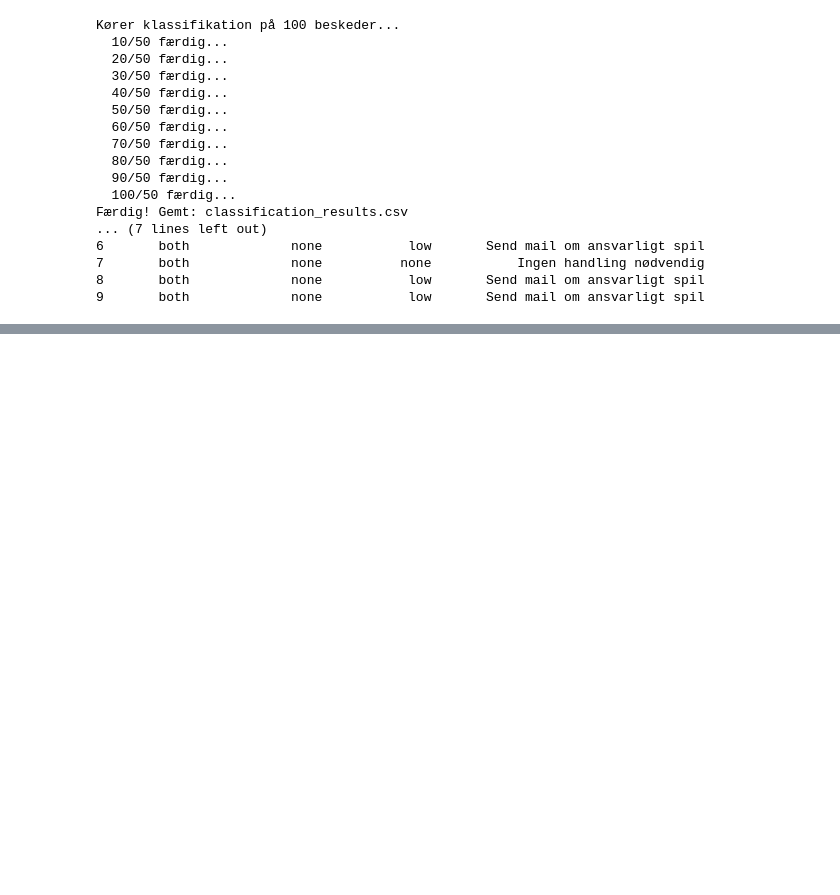
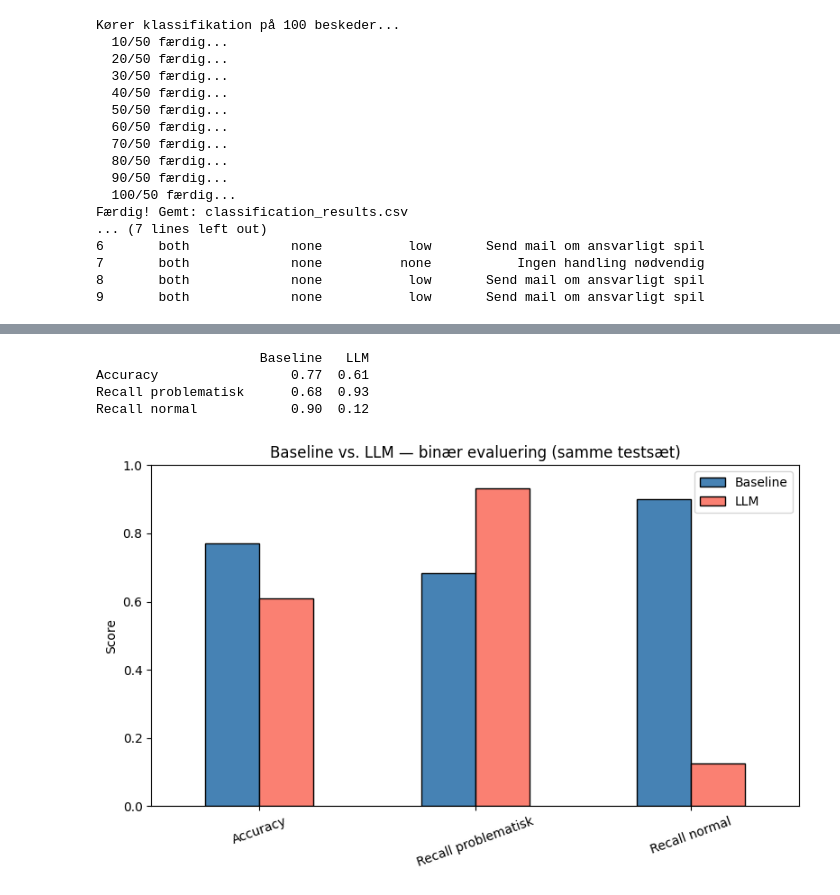
Before and after one commit to carlemil112/chat-moderation-case, a Jupyter notebook: cego_chat_monitoring.ipynb, the cells around one changed output, grey strips where cells are left out. Saved outputs shown, nothing was run; the diff lists cells and outputs as text; code cells hidden in the pictures; blank space fills up the shorter version.

```diff
--- a/cego_chat_monitoring.ipynb
+++ b/cego_chat_monitoring.ipynb
@@ -805,0 +788,35 @@ Baseline er mere præcis og konservativ, men misser en tredjedel af problematisk
+# %%
+# Sammenligningstabel - beregnet fra det fælles testsæt
+def binary_scores(true_bin, pred_bin):
+    return {
+        "Accuracy": accuracy_score(true_bin, pred_bin),
+        "Recall problematisk": recall_score(
+            true_bin, pred_bin, pos_label="problematisk", zero_division=0
+        ),
+        "Recall normal": recall_score(
+            true_bin, pred_bin, pos_label="normal", zero_division=0
+        ),
+    }
+
+comparison = pd.DataFrame(
+    {
+        "Baseline": binary_scores(eval_df["true_bin"], eval_df["baseline_pred_bin"]),
+        "LLM": binary_scores(eval_df["true_bin"], eval_df["llm_pred_bin"]),
+    }
+)
+print(comparison.round(2))
+
+comparison.plot(kind="bar", figsize=(8, 5), color=["steelblue", "salmon"], edgecolor="black")
+plt.title("Baseline vs. LLM — binær evaluering (samme testsæt)")
+plt.ylabel("Score")
+plt.ylim(0, 1)
+plt.xticks(rotation=20)
+plt.tight_layout()
+plt.savefig("comparison_shared_testset.png", dpi=150, bbox_inches="tight")
+plt.show()
+# %% [output]
+                     Baseline   LLM
+Accuracy                 0.77  0.61
+Recall problematisk      0.68  0.93
+Recall normal            0.90  0.12
+[figure, added]
```
Also changed, not shown: parts of 46 cells of this notebook, 8 other files.
